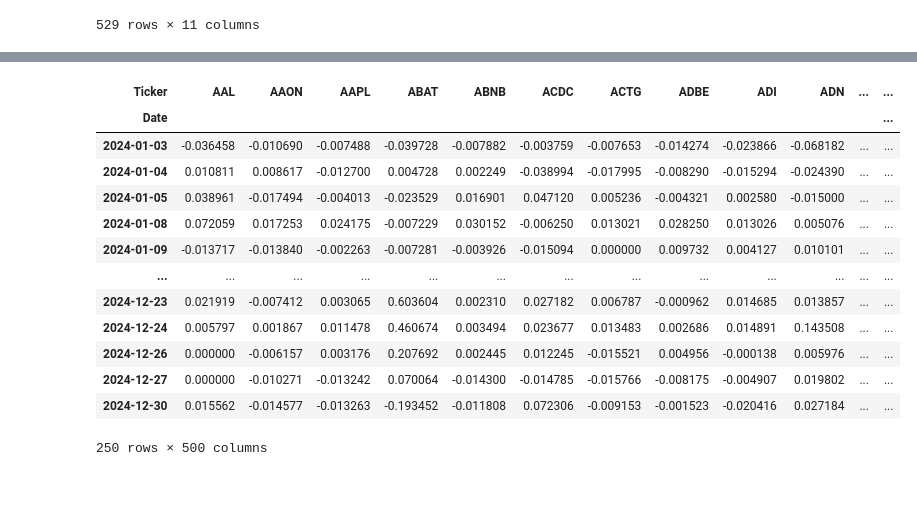
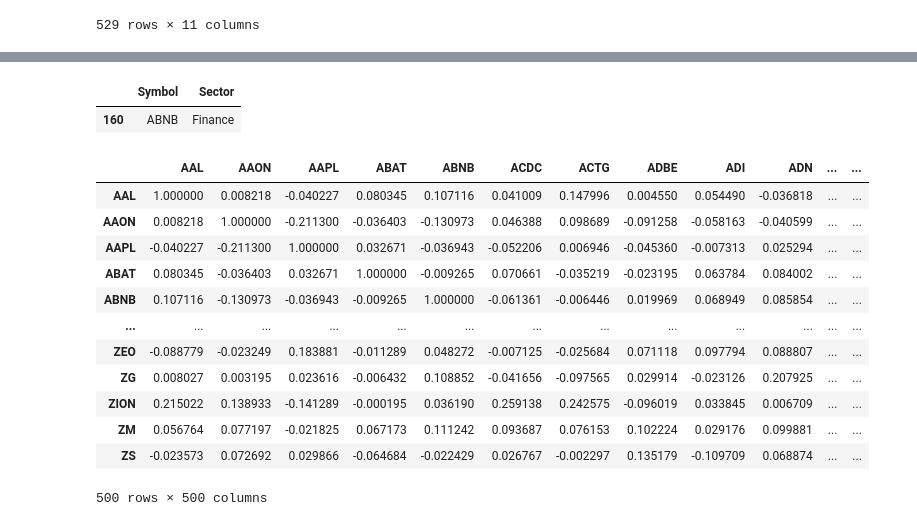
Before and after one commit to AHY123/Stock_Data_Network, a Jupyter notebook: zold/workflow/SPONGEBOBTEST.ipynb, the cells around one changed output, grey strips where cells are left out. Saved outputs shown, nothing was run; the diff lists cells and outputs as text; code cells hidden in the pictures; blank space fills up the shorter version.

```diff
--- a/zold/workflow/SPONGEBOBTEST.ipynb
+++ b/zold/workflow/SPONGEBOBTEST.ipynb
@@ -99,24 +111,16 @@ stock_price
 # %%
 returns = stock_price.pct_change().dropna()
 ticker = [col for col in stock_price.columns if col != market_ticker]
 stock_returns = returns[ticker]
 market_returns = returns[market_ticker]
 stock_returns
+
+PCA_df = data[['Symbol', 'Sector']]
+PCA_df[PCA_df['Symbol'].apply(lambda x: x in ticker)]
+PCA_df[PCA_df['Symbol'] == 'ABNB']
 # %% [output]
-| Ticker | AAL | AAON | AAPL | ABAT | ABNB | ACDC | ACTG | ADBE | ADI | ADN | ... | ... |
-| Date |  |  |  |  |  |  |  |  |  |  |  | ... |
-| 2024-01-03 | -0.036458 | -0.010690 | -0.007488 | -0.039728 | -0.007882 | -0.003759 | -0.007653 | -0.014274 | -0.023866 | -0.068182 | ... | ... |
-| 2024-01-04 | 0.010811 | 0.008617 | -0.012700 | 0.004728 | 0.002249 | -0.038994 | -0.017995 | -0.008290 | -0.015294 | -0.024390 | ... | ... |
-| 2024-01-05 | 0.038961 | -0.017494 | -0.004013 | -0.023529 | 0.016901 | 0.047120 | 0.005236 | -0.004321 | 0.002580 | -0.015000 | ... | ... |
-| 2024-01-08 | 0.072059 | 0.017253 | 0.024175 | -0.007229 | 0.030152 | -0.006250 | 0.013021 | 0.028250 | 0.013026 | 0.005076 | ... | ... |
-| 2024-01-09 | -0.013717 | -0.013840 | -0.002263 | -0.007281 | -0.003926 | -0.015094 | 0.000000 | 0.009732 | 0.004127 | 0.010101 | ... | ... |
-| ... | ... | ... | ... | ... | ... | ... | ... | ... | ... | ... | ... | ... |
-| 2024-12-23 | 0.021919 | -0.007412 | 0.003065 | 0.603604 | 0.002310 | 0.027182 | 0.006787 | -0.000962 | 0.014685 | 0.013857 | ... | ... |
-| 2024-12-24 | 0.005797 | 0.001867 | 0.011478 | 0.460674 | 0.003494 | 0.023677 | 0.013483 | 0.002686 | 0.014891 | 0.143508 | ... | ... |
-| 2024-12-26 | 0.000000 | -0.006157 | 0.003176 | 0.207692 | 0.002445 | 0.012245 | -0.015521 | 0.004956 | -0.000138 | 0.005976 | ... | ... |
-| 2024-12-27 | 0.000000 | -0.010271 | -0.013242 | 0.070064 | -0.014300 | -0.014785 | -0.015766 | -0.008175 | -0.004907 | 0.019802 | ... | ... |
-| 2024-12-30 | 0.015562 | -0.014577 | -0.013263 | -0.193452 | -0.011808 | 0.072306 | -0.009153 | -0.001523 | -0.020416 | 0.027184 | ... | ... |
+|  | Symbol | Sector |
+| 160 | ABNB | Finance |
-250 rows × 500 columns
 # %%
 residuals = pd.DataFrame(index=stock_returns.index)
 for tick in ticker:
@@ -126,6 +130,21 @@ for tick in ticker:
     residuals[tick] = model.resid
 
 resid_corr = residuals.corr()
+resid_corr
+# %% [output]
+|  | AAL | AAON | AAPL | ABAT | ABNB | ACDC | ACTG | ADBE | ADI | ADN | ... | ... |
+| AAL | 1.000000 | 0.008218 | -0.040227 | 0.080345 | 0.107116 | 0.041009 | 0.147996 | 0.004550 | 0.054490 | -0.036818 | ... | ... |
+| AAON | 0.008218 | 1.000000 | -0.211300 | -0.036403 | -0.130973 | 0.046388 | 0.098689 | -0.091258 | -0.058163 | -0.040599 | ... | ... |
+| AAPL | -0.040227 | -0.211300 | 1.000000 | 0.032671 | -0.036943 | -0.052206 | 0.006946 | -0.045360 | -0.007313 | 0.025294 | ... | ... |
+| ABAT | 0.080345 | -0.036403 | 0.032671 | 1.000000 | -0.009265 | 0.070661 | -0.035219 | -0.023195 | 0.063784 | 0.084002 | ... | ... |
+| ABNB | 0.107116 | -0.130973 | -0.036943 | -0.009265 | 1.000000 | -0.061361 | -0.006446 | 0.019969 | 0.068949 | 0.085854 | ... | ... |
+| ... | ... | ... | ... | ... | ... | ... | ... | ... | ... | ... | ... | ... |
+| ZEO | -0.088779 | -0.023249 | 0.183881 | -0.011289 | 0.048272 | -0.007125 | -0.025684 | 0.071118 | 0.097794 | 0.088807 | ... | ... |
+| ZG | 0.008027 | 0.003195 | 0.023616 | -0.006432 | 0.108852 | -0.041656 | -0.097565 | 0.029914 | -0.023126 | 0.207925 | ... | ... |
+| ZION | 0.215022 | 0.138933 | -0.141289 | -0.000195 | 0.036190 | 0.259138 | 0.242575 | -0.096019 | 0.033845 | 0.006709 | ... | ... |
+| ZM | 0.056764 | 0.077197 | -0.021825 | 0.067173 | 0.111242 | 0.093687 | 0.076153 | 0.102224 | 0.029176 | 0.099881 | ... | ... |
+| ZS | -0.023573 | 0.072692 | 0.029866 | -0.064684 | -0.022429 | 0.026767 | -0.002297 | 0.135179 | -0.109709 | 0.068874 | ... | ... |
+500 rows × 500 columns
 # %%
 threshold = 0.03
 n_component = 2
```
Also changed, not shown: parts of 18 cells of this notebook.
